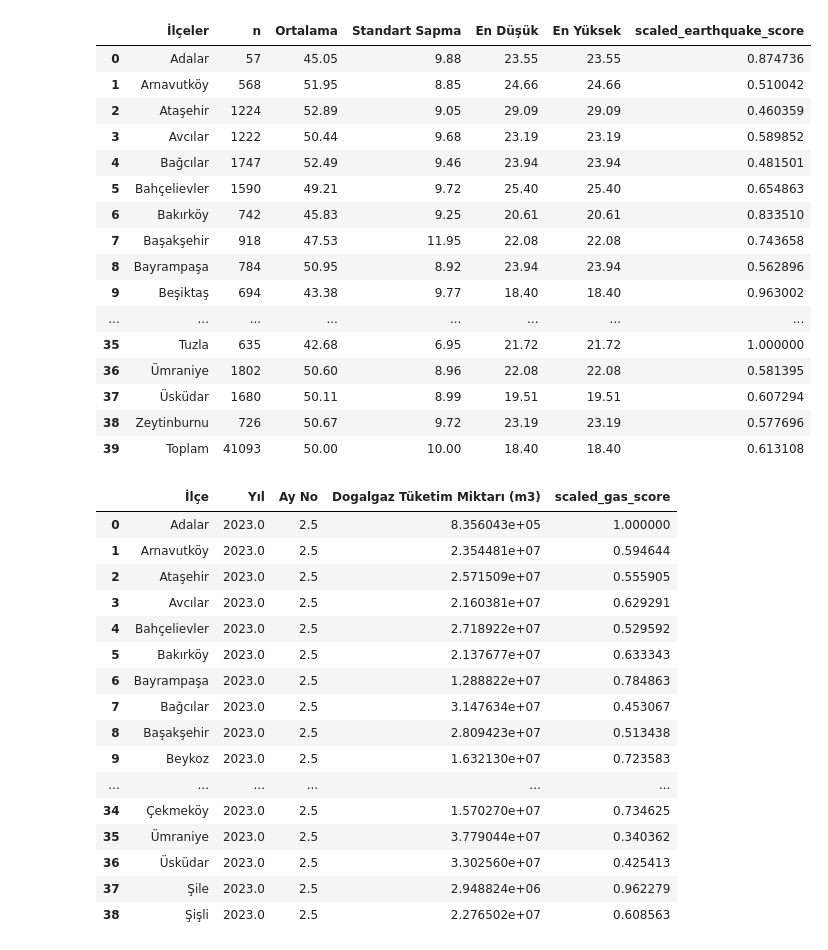
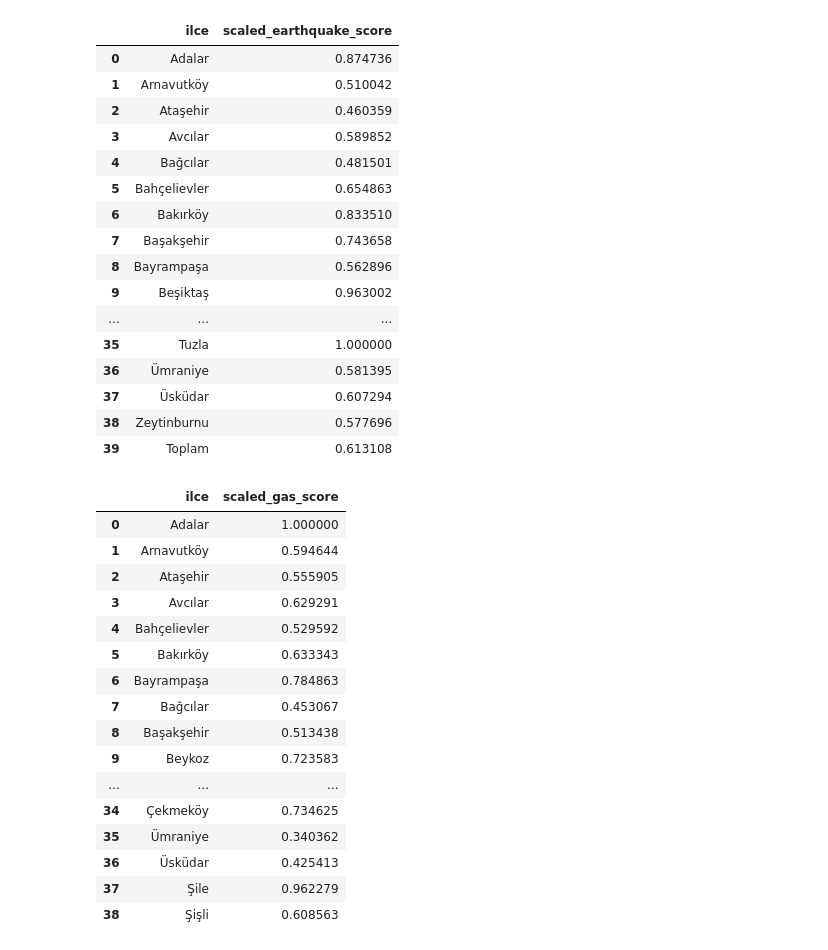
Before and after one commit to efkirmizi/Optimization_Project, a Jupyter notebook: main.ipynb, the cells around one changed output. Saved outputs shown, nothing was run; the diff lists cells and outputs as text; code cells hidden in the pictures.

```diff
--- a/main.ipynb
+++ b/main.ipynb
@@ -181,29 +192,31 @@ air_df
 # %%
 earthquake_df = pd.read_csv(r"data\ilce_bazlı_sosyal_hasar_gorulebilirlik_puanlari.csv")
 
 earthquake_scaler = MinMaxScaler_Cost(earthquake_df['Ortalama'])
 
 scaled_earthquake = earthquake_scaler.scale(earthquake_df['Ortalama'])
 earthquake_df['scaled_earthquake_score'] = scaled_earthquake
+earthquake_df = earthquake_df[['İlçeler', 'scaled_earthquake_score']]
+earthquake_df = earthquake_df.rename(columns={'İlçeler': 'ilce'})
 earthquake_df
 # %% [output]
-|  | İlçeler | n | Ortalama | Standart Sapma | En Düşük | En Yüksek | scaled_earthquake_score |
-| 0 | Adalar | 57 | 45.05 | 9.88 | 23.55 | 23.55 | 0.874736 |
-| 1 | Arnavutköy | 568 | 51.95 | 8.85 | 24.66 | 24.66 | 0.510042 |
-| 2 | Ataşehir | 1224 | 52.89 | 9.05 | 29.09 | 29.09 | 0.460359 |
-| 3 | Avcılar | 1222 | 50.44 | 9.68 | 23.19 | 23.19 | 0.589852 |
-| 4 | Bağcılar | 1747 | 52.49 | 9.46 | 23.94 | 23.94 | 0.481501 |
-| 5 | Bahçelievler | 1590 | 49.21 | 9.72 | 25.40 | 25.40 | 0.654863 |
-| 6 | Bakırköy | 742 | 45.83 | 9.25 | 20.61 | 20.61 | 0.833510 |
-| 7 | Başakşehir | 918 | 47.53 | 11.95 | 22.08 | 22.08 | 0.743658 |
-| 8 | Bayrampaşa | 784 | 50.95 | 8.92 | 23.94 | 23.94 | 0.562896 |
-| 9 | Beşiktaş | 694 | 43.38 | 9.77 | 18.40 | 18.40 | 0.963002 |
-| ... | ... | ... | ... | ... | ... | ... | ... |
-| 35 | Tuzla | 635 | 42.68 | 6.95 | 21.72 | 21.72 | 1.000000 |
-| 36 | Ümraniye | 1802 | 50.60 | 8.96 | 22.08 | 22.08 | 0.581395 |
-| 37 | Üsküdar | 1680 | 50.11 | 8.99 | 19.51 | 19.51 | 0.607294 |
-| 38 | Zeytinburnu | 726 | 50.67 | 9.72 | 23.19 | 23.19 | 0.577696 |
-| 39 | Toplam | 41093 | 50.00 | 10.00 | 18.40 | 18.40 | 0.613108 |
+|  | ilce | scaled_earthquake_score |
+| 0 | Adalar | 0.874736 |
+| 1 | Arnavutköy | 0.510042 |
+| 2 | Ataşehir | 0.460359 |
+| 3 | Avcılar | 0.589852 |
+| 4 | Bağcılar | 0.481501 |
+| 5 | Bahçelievler | 0.654863 |
+| 6 | Bakırköy | 0.833510 |
+| 7 | Başakşehir | 0.743658 |
+| 8 | Bayrampaşa | 0.562896 |
+| 9 | Beşiktaş | 0.963002 |
+| ... | ... | ... |
+| 35 | Tuzla | 1.000000 |
+| 36 | Ümraniye | 0.581395 |
+| 37 | Üsküdar | 0.607294 |
+| 38 | Zeytinburnu | 0.577696 |
+| 39 | Toplam | 0.613108 |
 # %%
 gas_df = pd.read_csv(r"data\ilce-baznda-aylk-doalgaz-tuketim-miktar-2015-2023-nisan.csv")
 gas_df.drop(gas_df[gas_df['Yıl'] != 2023].index, axis=0, inplace=True)
@@ -217,25 +230,27 @@ gas_df['scaled_gas_score'] = scaled_gas
 
 gas_df.reset_index(inplace=True)
 gas_df['İlçe'] = gas_df['İlçe'].apply(turkish_capitalize)
+gas_df = gas_df[['İlçe', 'scaled_gas_score']]
+gas_df = gas_df.rename(columns={'İlçe': 'ilce'})
 gas_df
 # %% [output]
-|  | İlçe | Yıl | Ay No | Dogalgaz Tüketim Miktarı (m3) | scaled_gas_score |
-| 0 | Adalar | 2023.0 | 2.5 | 8.356043e+05 | 1.000000 |
-| 1 | Arnavutköy | 2023.0 | 2.5 | 2.354481e+07 | 0.594644 |
-| 2 | Ataşehir | 2023.0 | 2.5 | 2.571509e+07 | 0.555905 |
-| 3 | Avcılar | 2023.0 | 2.5 | 2.160381e+07 | 0.629291 |
-| 4 | Bahçelievler | 2023.0 | 2.5 | 2.718922e+07 | 0.529592 |
-| 5 | Bakırköy | 2023.0 | 2.5 | 2.137677e+07 | 0.633343 |
-| 6 | Bayrampaşa | 2023.0 | 2.5 | 1.288822e+07 | 0.784863 |
-| 7 | Bağcılar | 2023.0 | 2.5 | 3.147634e+07 | 0.453067 |
-| 8 | Başakşehir | 2023.0 | 2.5 | 2.809423e+07 | 0.513438 |
-| 9 | Beykoz | 2023.0 | 2.5 | 1.632130e+07 | 0.723583 |
-| ... | ... | ... | ... | ... | ... |
-| 34 | Çekmeköy | 2023.0 | 2.5 | 1.570270e+07 | 0.734625 |
-| 35 | Ümraniye | 2023.0 | 2.5 | 3.779044e+07 | 0.340362 |
-| 36 | Üsküdar | 2023.0 | 2.5 | 3.302560e+07 | 0.425413 |
-| 37 | Şile | 2023.0 | 2.5 | 2.948824e+06 | 0.962279 |
-| 38 | Şişli | 2023.0 | 2.5 | 2.276502e+07 | 0.608563 |
+|  | ilce | scaled_gas_score |
+| 0 | Adalar | 1.000000 |
+| 1 | Arnavutköy | 0.594644 |
+| 2 | Ataşehir | 0.555905 |
+| 3 | Avcılar | 0.629291 |
+| 4 | Bahçelievler | 0.529592 |
+| 5 | Bakırköy | 0.633343 |
+| 6 | Bayrampaşa | 0.784863 |
+| 7 | Bağcılar | 0.453067 |
+| 8 | Başakşehir | 0.513438 |
+| 9 | Beykoz | 0.723583 |
+| ... | ... | ... |
+| 34 | Çekmeköy | 0.734625 |
+| 35 | Ümraniye | 0.340362 |
+| 36 | Üsküdar | 0.425413 |
+| 37 | Şile | 0.962279 |
+| 38 | Şişli | 0.608563 |
 # %%
 healthcare_df = pd.read_csv(r"data\Sağlık Kurum ve Kuruluşlarına İlişkin Bilgiler.csv")
 
```
Also changed, not shown: parts of 22 cells of this notebook, 4 other files.
